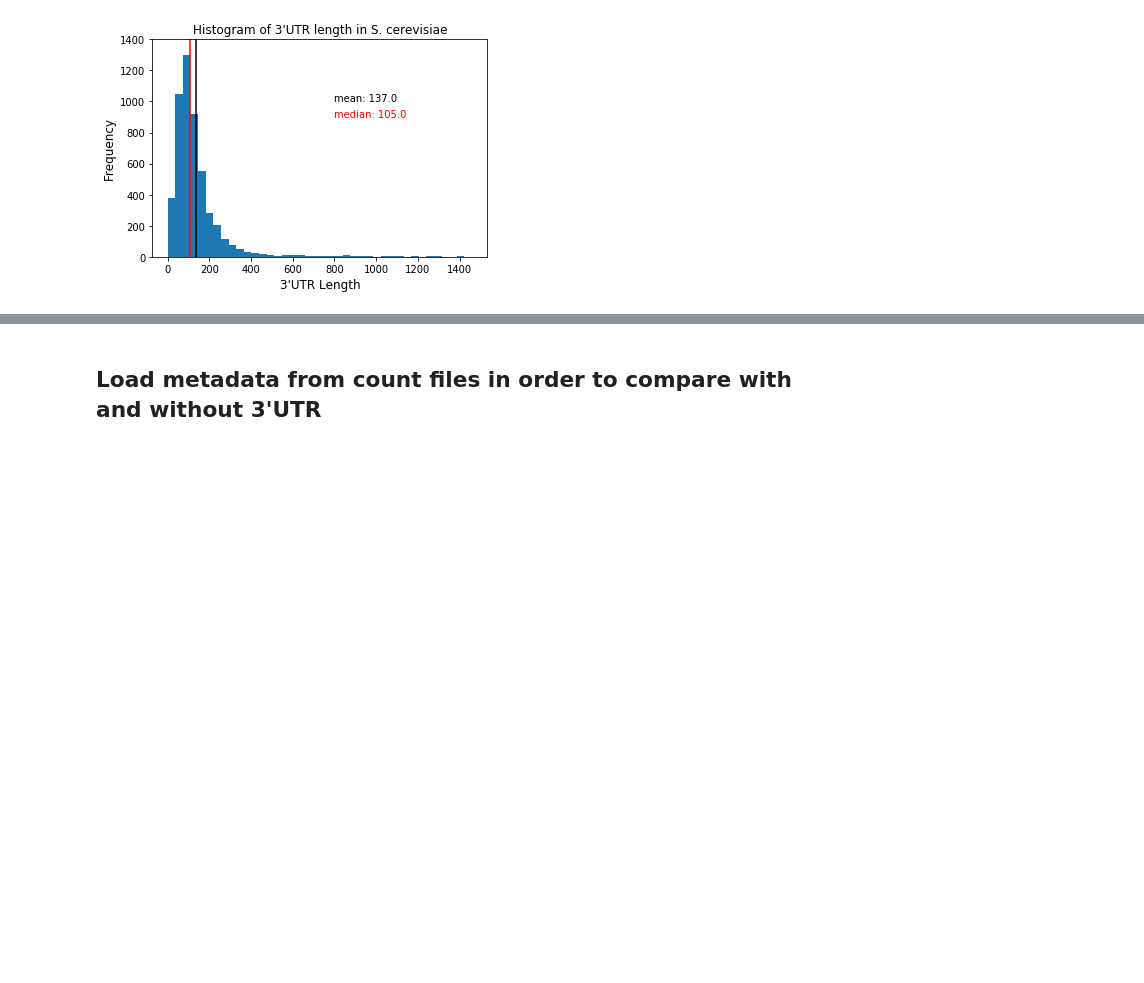
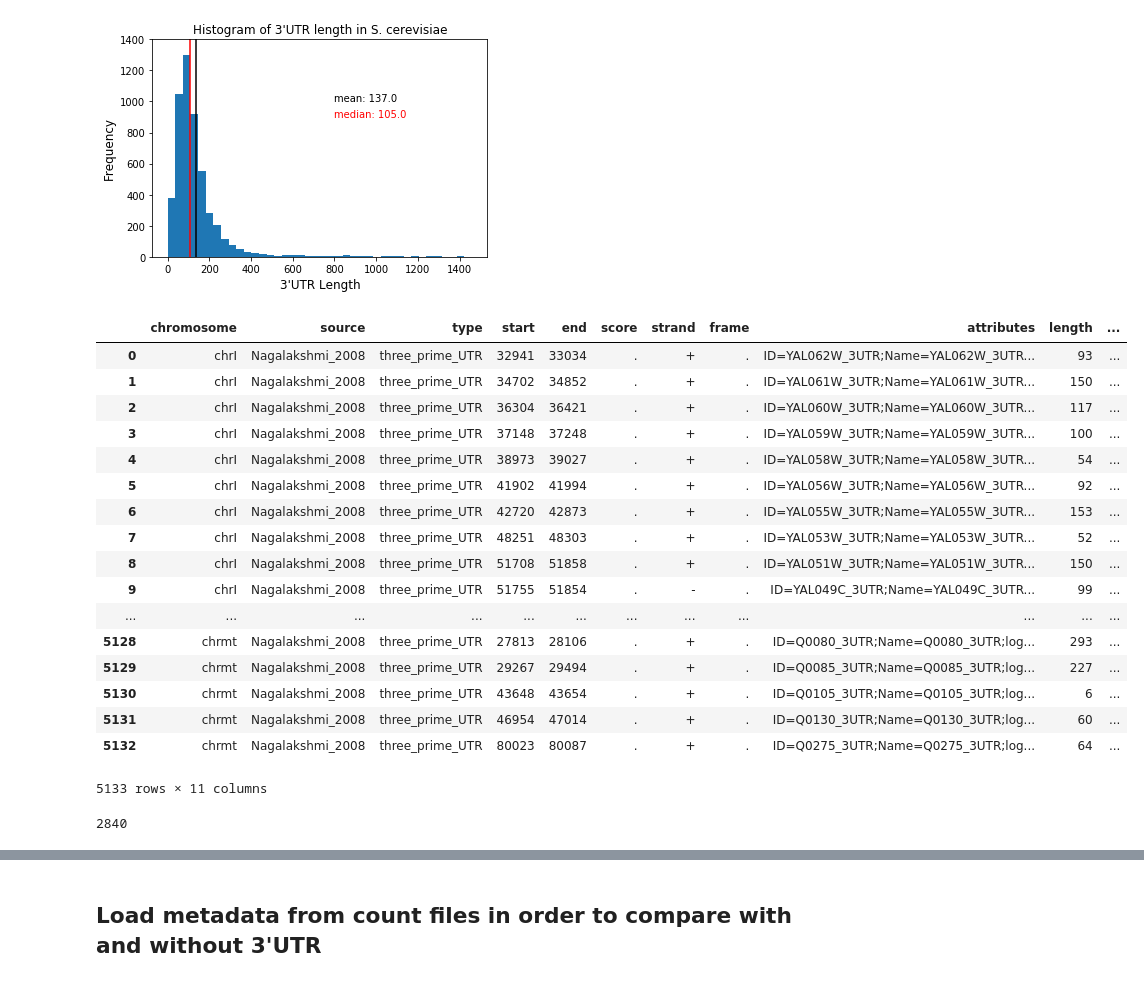
Before and after one commit to heineike02/UTR_annotation, a Jupyter notebook: recount_aligned_reads/UTR_reannotation_analysis.ipynb, the cells around one changed output, grey strips where cells are left out. Cells and saved outputs as stored; diff of their text form; code cells hidden in the pictures; blank space fills up the shorter version.

```diff
--- a/recount_aligned_reads/UTR_reannotation_analysis.ipynb
+++ b/recount_aligned_reads/UTR_reannotation_analysis.ipynb
@@ -17,6 +27,14 @@ figsave_dir = os.path.normpath('/home/heineike/scratch/')
 nag_UTRs = pd.read_table(utr3p_fn, skiprows=42, header = None)
 nag_UTRs.columns = ['chromosome', 'source', 'type', 'start', 'end','score', 'strand', 'frame', 'attributes']
 UTR_lengths = nag_UTRs['end']-nag_UTRs['start']
+nag_UTRs['length'] = UTR_lengths
+
+UTR_names = []
+for line in nag_UTRs['attributes']:
+    UTR_names.append(line.split(';')[0].split('ID=')[1].split('_')[0])
+
+nag_UTRs['genename'] = UTR_names
+
 
 fig, ax = plt.subplots()
 ymax = 1400
@@ -34,5 +52,30 @@ ax.vlines(dist_median,0,ymax, color='r')
 # %% [output]
 <matplotlib.collections.LineCollection at 0x...>
 [figure]
+# %%
+nag_UTRs
+# %% [output]
+|  | chromosome | source | type | start | end | score | strand | frame | attributes | length | ... |
+| 0 | chrI | Nagalakshmi_2008 | three_prime_UTR | 32941 | 33034 | . | + | . | ID=YAL062W_3UTR;Name=YAL062W_3UTR... | 93 | ... |
+| 1 | chrI | Nagalakshmi_2008 | three_prime_UTR | 34702 | 34852 | . | + | . | ID=YAL061W_3UTR;Name=YAL061W_3UTR... | 150 | ... |
+| 2 | chrI | Nagalakshmi_2008 | three_prime_UTR | 36304 | 36421 | . | + | . | ID=YAL060W_3UTR;Name=YAL060W_3UTR... | 117 | ... |
+| 3 | chrI | Nagalakshmi_2008 | three_prime_UTR | 37148 | 37248 | . | + | . | ID=YAL059W_3UTR;Name=YAL059W_3UTR... | 100 | ... |
+| 4 | chrI | Nagalakshmi_2008 | three_prime_UTR | 38973 | 39027 | . | + | . | ID=YAL058W_3UTR;Name=YAL058W_3UTR... | 54 | ... |
+| 5 | chrI | Nagalakshmi_2008 | three_prime_UTR | 41902 | 41994 | . | + | . | ID=YAL056W_3UTR;Name=YAL056W_3UTR... | 92 | ... |
+| 6 | chrI | Nagalakshmi_2008 | three_prime_UTR | 42720 | 42873 | . | + | . | ID=YAL055W_3UTR;Name=YAL055W_3UTR... | 153 | ... |
+| 7 | chrI | Nagalakshmi_2008 | three_prime_UTR | 48251 | 48303 | . | + | . | ID=YAL053W_3UTR;Name=YAL053W_3UTR... | 52 | ... |
+| 8 | chrI | Nagalakshmi_2008 | three_prime_UTR | 51708 | 51858 | . | + | . | ID=YAL051W_3UTR;Name=YAL051W_3UTR... | 150 | ... |
+| 9 | chrI | Nagalakshmi_2008 | three_prime_UTR | 51755 | 51854 | . | - | . | ID=YAL049C_3UTR;Name=YAL049C_3UTR... | 99 | ... |
+| ... | ... | ... | ... | ... | ... | ... | ... | ... | ... | ... | ... |
+| 5128 | chrmt | Nagalakshmi_2008 | three_prime_UTR | 27813 | 28106 | . | + | . | ID=Q0080_3UTR;Name=Q0080_3UTR;log... | 293 | ... |
+| 5129 | chrmt | Nagalakshmi_2008 | three_prime_UTR | 29267 | 29494 | . | + | . | ID=Q0085_3UTR;Name=Q0085_3UTR;log... | 227 | ... |
+| 5130 | chrmt | Nagalakshmi_2008 | three_prime_UTR | 43648 | 43654 | . | + | . | ID=Q0105_3UTR;Name=Q0105_3UTR;log... | 6 | ... |
+| 5131 | chrmt | Nagalakshmi_2008 | three_prime_UTR | 46954 | 47014 | . | + | . | ID=Q0130_3UTR;Name=Q0130_3UTR;log... | 60 | ... |
+| 5132 | chrmt | Nagalakshmi_2008 | three_prime_UTR | 80023 | 80087 | . | + | . | ID=Q0275_3UTR;Name=Q0275_3UTR;log... | 64 | ... |
+5133 rows × 11 columns
 # %%
 #What percentage is above 400?
+# %%
+len(set(list(sgd_UTRs['genename'])))
+# %% [output]
+2840
```
Also changed, not shown: parts of 27 cells of this notebook, 6 other files.
